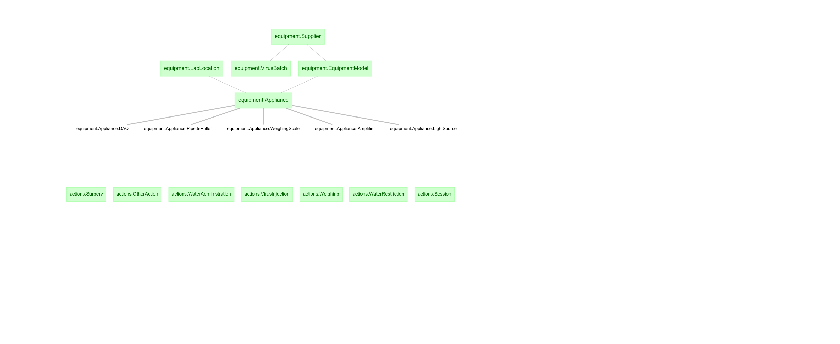
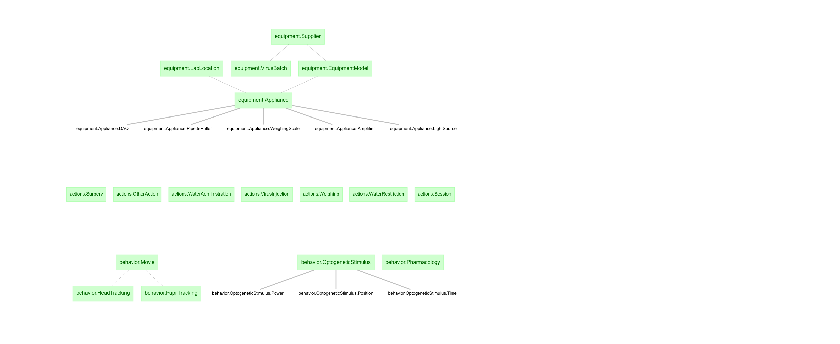
Before and after one commit to datajoint-catalog/djcat-alyx, a Jupyter notebook: alyx_dj.ipynb, the cells around one changed output. Cells and saved outputs as stored; diff of their text form; code cells hidden in the pictures; blank space fills up the shorter version.

Commit message:
behavior.py: initial datajoint-style implementation

```diff
--- a/alyx_dj.ipynb
+++ b/alyx_dj.ipynb
@@ -76,0 +79,4 @@ smallplot(dj.ERD(actions))
+# %%
+smallplot(dj.ERD(behavior))
+# %% [output]
+[figure, added]
```
Also changed, not shown: parts of 1 cell of this notebook, 1 other file.
